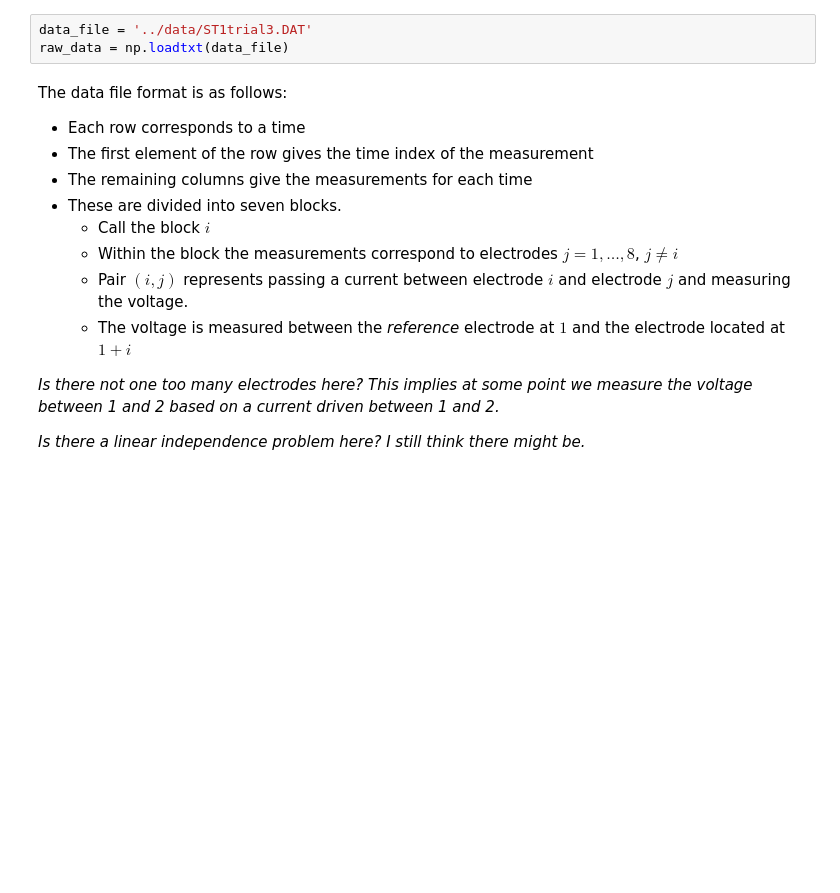
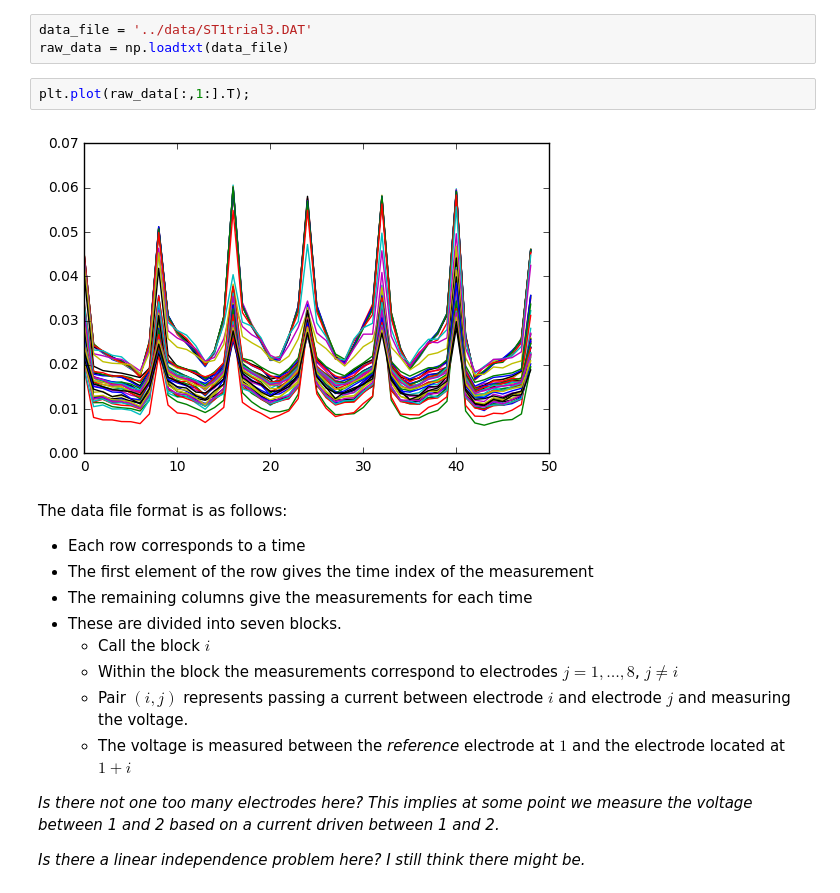
Before and after one commit to jcockayne/hydrocyclone_code, a Jupyter notebook: notebooks/Hydrocyclone_Static_EIT.ipynb, the cells around one changed output. Cells and saved outputs as stored; diff of their text form; blank space fills up the shorter version.

```diff
--- a/notebooks/Hydrocyclone_Static_EIT.ipynb
+++ b/notebooks/Hydrocyclone_Static_EIT.ipynb
@@ -41,6 +44,10 @@ run_time = 1 # time at which to run the MCMC
 # %%
 data_file = '../data/ST1trial3.DAT'
 raw_data = np.loadtxt(data_file)
+# %%
+plt.plot(raw_data[:,1:].T);
+# %% [output]
+[figure, added]
 # %% [markdown]
 The data file format is as follows:
 * Each row corresponds to a time
```
Also changed, not shown: parts of 26 cells of this notebook.
